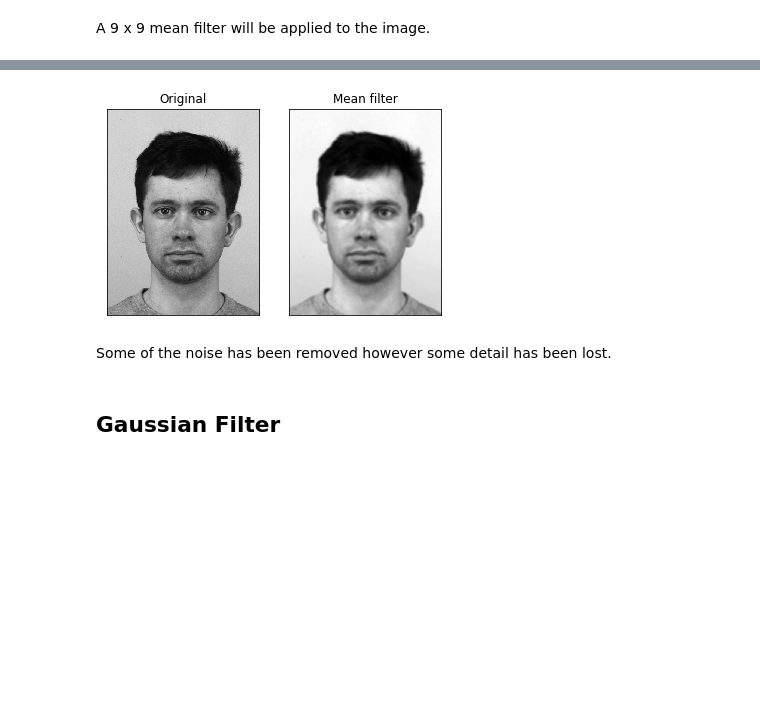
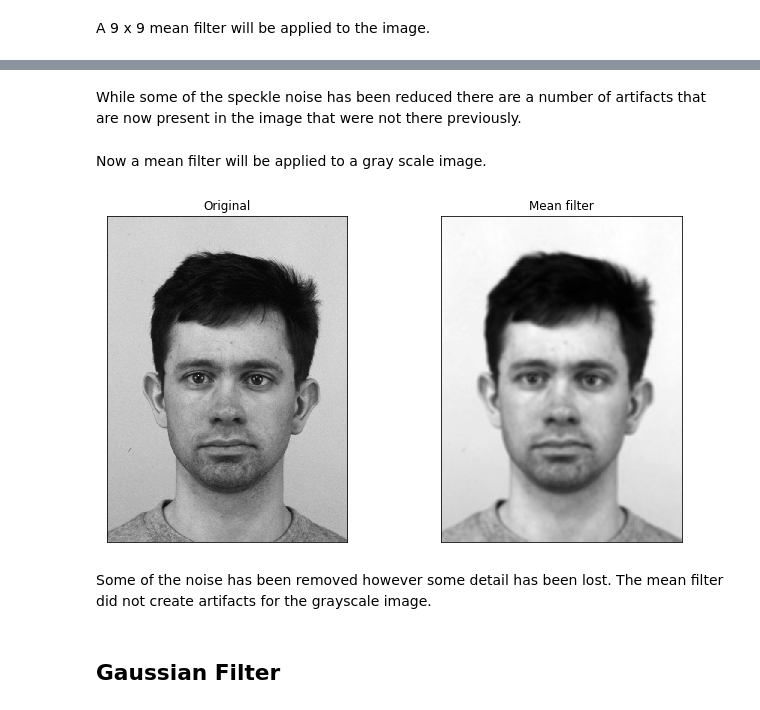
Before and after one commit to m4nv1r/medium_articles, a Jupyter notebook: Image_Filters_in_Python.ipynb, the cells around one changed output, grey strips where cells are left out. Drawn from its saved outputs; the diff is of its cells as text; code cells hidden in the pictures; blank space fills up the shorter version.

Commit message:
Apply filters to color images
Apply mean, Gaussian, median and conservative filters to a color image

```diff
--- a/Image_Filters_in_Python.ipynb
+++ b/Image_Filters_in_Python.ipynb
@@ -27,3 +28,15 @@ plt.show()
 ## Mean Filter
 # %% [markdown]
 A 9 x 9 mean filter will be applied to the image.
+# %%
+image = cv2.imread('AM04NES.JPG') # reads the image
+image = cv2.cvtColor(image, cv2.COLOR_BGR2HSV) # convert to HSV
+figure_size = 9 # the dimension of the x and y axis of the kernal.
+new_image = cv2.blur(image,(figure_size, figure_size))
+
+plt.figure(figsize=(11,6))
+plt.subplot(121), plt.imshow(cv2.cvtColor(image, cv2.COLOR_HSV2RGB)),plt.title('Original')
+plt.xticks([]), plt.yticks([])
+plt.subplot(122), plt.imshow(cv2.cvtColor(new_image, cv2.COLOR_HSV2RGB)),plt.title('Mean filter')
+plt.xticks([]), plt.yticks([])
+plt.show()
@@ -30,16 +45,24 @@ A 9 x 9 mean filter will be applied to the image.
+# %% [markdown]
+While some of the speckle noise has been reduced there are a number of artifacts that are now present in the image that were not there previously.
+# %% [markdown]
+Now a mean filter will be applied to a gray scale image.
 # %%
+# The image will first be converted to grayscale
+image2 = cv2.cvtColor(image, cv2.COLOR_HSV2BGR)
+image2 = cv2.cvtColor(image2, cv2.COLOR_BGR2GRAY)
 figure_size = 9
-new_image = cv2.blur(image,(figure_size, figure_size))
+new_image = cv2.blur(image2,(figure_size, figure_size))
 
-plt.subplot(121), plt.imshow(image, cmap='gray'),plt.title('Original')
+plt.figure(figsize=(11,6))
+plt.subplot(121), plt.imshow(image2, cmap='gray'),plt.title('Original')
 plt.xticks([]), plt.yticks([])
 plt.subplot(122), plt.imshow(new_image, cmap='gray'),plt.title('Mean filter')
 plt.xticks([]), plt.yticks([])
 plt.show()
 # %% [output]
-[figure, old version]
+[figure, new version]
 # %% [markdown]
-Some of the noise has been removed however some detail has been lost.
+Some of the noise has been removed however some detail has been lost. The mean filter did not create artifacts for the grayscale image.
 # %% [markdown]
 ## Gaussian Filter
 # %% [markdown]
```
Also changed, not shown: parts of 22 cells of this notebook.
